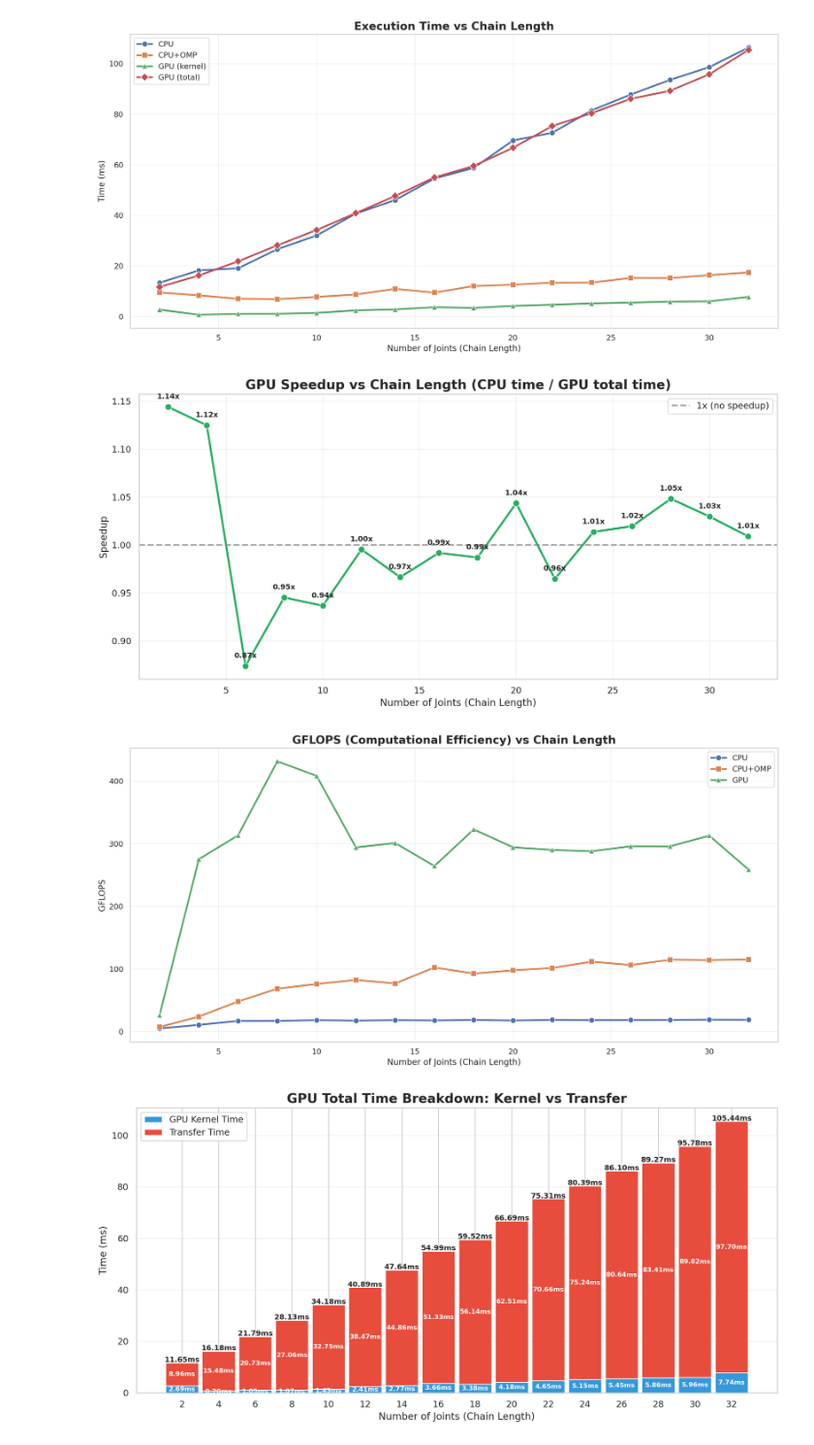
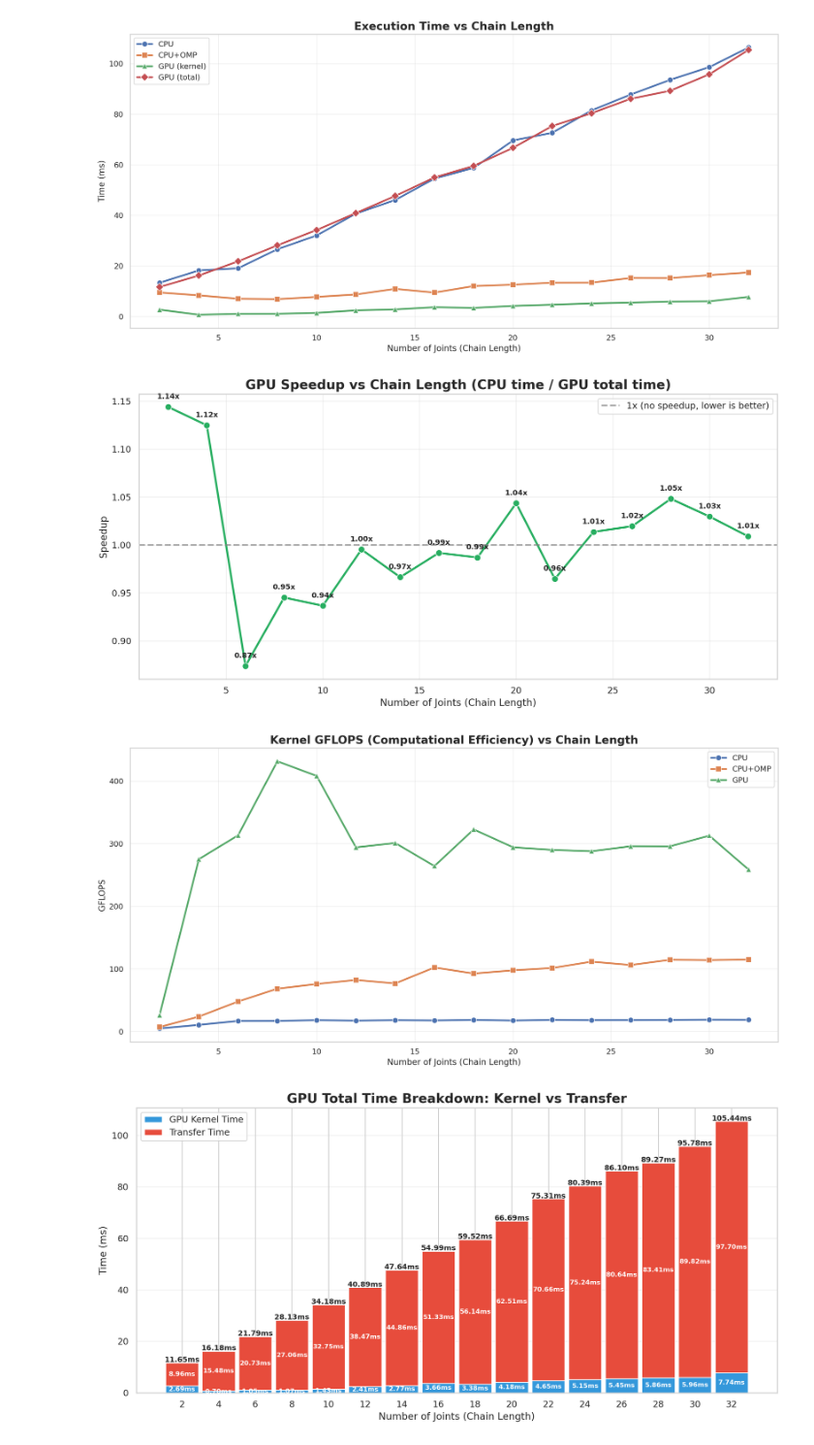
Before and after one commit to YuchengHuang313/ECE455, a Jupyter notebook: Proj/memory_comparison.ipynb, the cells around one changed output. Shown at 97% size. Saved outputs shown, nothing was run; the diff lists cells and outputs as text; code cells hidden in the pictures.

```diff
--- a/Proj/memory_comparison.ipynb
+++ b/Proj/memory_comparison.ipynb
@@ -145,7 +145,7 @@ Compiling compare_mem_layout...
 ✓ Compilation successful
 # %%
 # Run memory layout benchmarks
-test_configs = [(1000000, 64), (1000000, 128), (2000000, 64), (2000000, 128)]
+test_configs = [(100000, 64), (200000, 64), (1000000, 64), (2000000, 64)]
 csv_file_layout = '/home/yucheng/workspace/ECE455/Proj/compare_mem_layout_output.csv'
 num_runs_layout = 5
 
@@ -318,7 +305,7 @@ joints_df['speedup_vs_cpu'] = joints_df['cpu_ms'] / joints_df['total_ms']
 sns.lineplot(data=joints_df, x='num_joints', y='speedup_vs_cpu', marker='o', linewidth=2.5, markersize=8, color='#27ae60', ax=ax)
 
 # Add horizontal line at 1x speedup
-ax.axhline(y=1.0, color='gray', linestyle='--', linewidth=2, alpha=0.7, label='1x (no speedup)')
+ax.axhline(y=1.0, color='gray', linestyle='--', linewidth=2, alpha=0.7, label='1x (no speedup, lower is better)')
 
 plt.title('GPU Speedup vs Chain Length (CPU time / GPU total time)', fontsize=16, fontweight='bold')
 ax.set_xlabel('Number of Joints (Chain Length)', fontsize=12)
@@ -336,25 +323,25 @@ for idx, row in joints_df.iterrows():
 plt.tight_layout()
 plt.show()
 # %% [output]
-[figure, old version]
+[figure, new version]
 # %%
 # GFLOPS comparison showing efficiency
 fig, ax = plt.subplots(figsize=(14, 7), dpi=200)
 
 sns.lineplot(data=joints_df, x='num_joints', y='cpu_gflops', marker='o', linewidth=2.5, markersize=8, label='CPU', ax=ax)
 sns.lineplot(data=joints_df, x='num_joints', y='omp_gflops', marker='s', linewidth=2.5, markersize=8, label='CPU+OMP', ax=ax)
 sns.lineplot(data=joints_df, x='num_joints', y='gpu_gflops', marker='^', linewidth=2.5, markersize=8, label='GPU', ax=ax)
 
-plt.title('GFLOPS (Computational Efficiency) vs Chain Length', fontsize=16, fontweight='bold')
+plt.title('Kernel GFLOPS (Computational Efficiency) vs Chain Length', fontsize=16, fontweight='bold')
 ax.set_xlabel('Number of Joints (Chain Length)', fontsize=12)
 ax.set_ylabel('GFLOPS', fontsize=12)
 ax.legend(fontsize=11, loc='best')
 ax.grid(True, alpha=0.3)
 
 plt.tight_layout()
 plt.show()
 # %% [output]
-[figure, old version]
+[figure, new version]
 # %%
 # Transfer vs kernel time breakdown
 fig, ax = plt.subplots(figsize=(12, 6), dpi=200)
```
Also changed, not shown: parts of 2 cells of this notebook, 11 other files.
